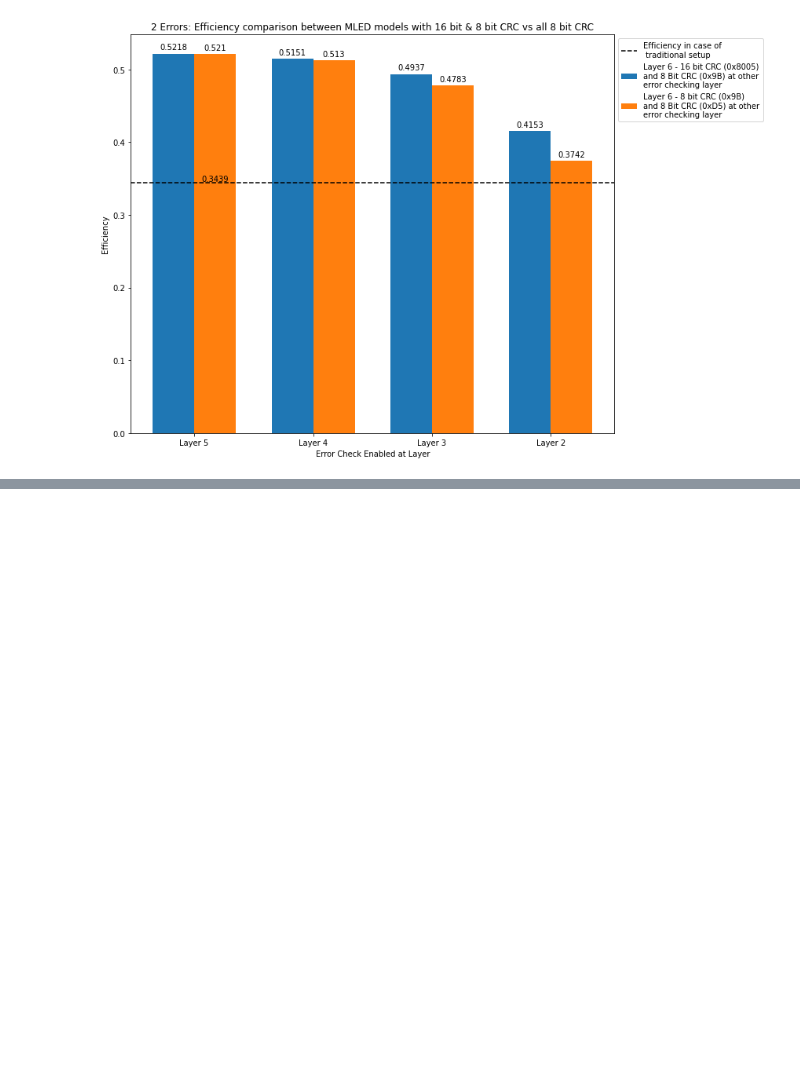
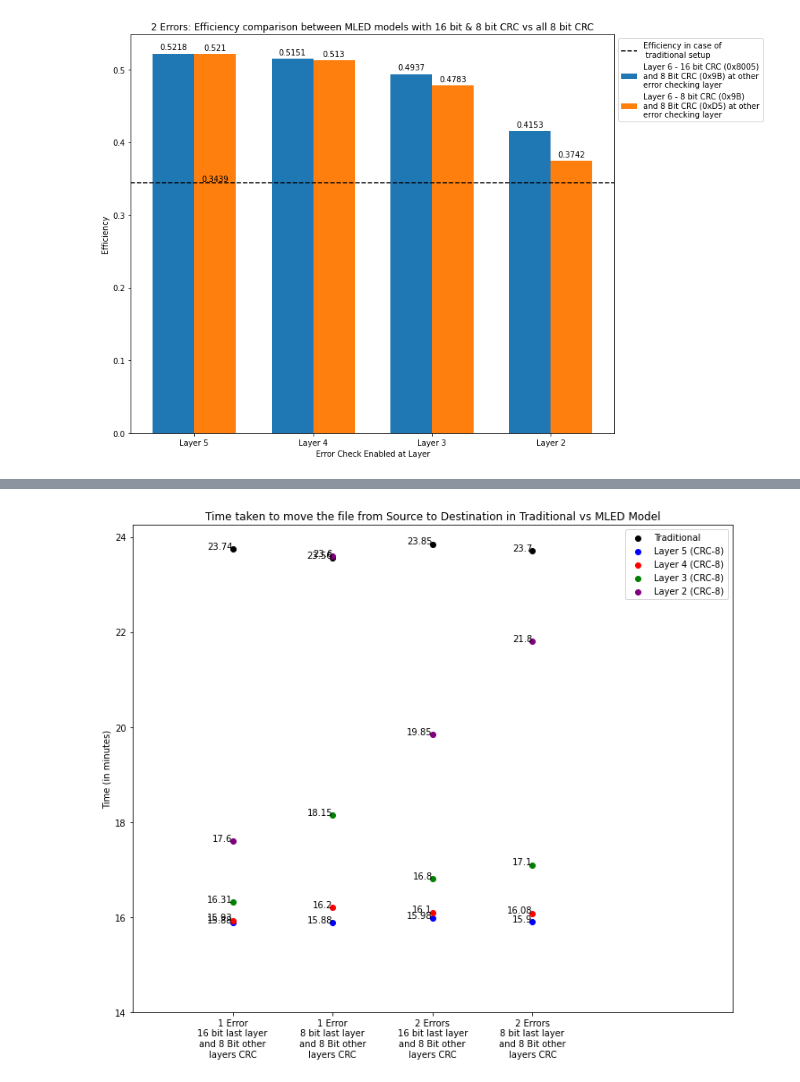
Before and after one commit to prateekdceit06/mled_project, a Jupyter notebook: AstroMLData.ipynb, the cells around one changed output, grey strips where cells are left out. Saved outputs shown, nothing was run; the diff lists cells and outputs as text; code cells hidden in the pictures; blank space fills up the shorter version.

```diff
--- a/AstroMLData.ipynb
+++ b/AstroMLData.ipynb
@@ -456,0 +511,50 @@ plt.show()
+# %%
+import matplotlib.pyplot as plt
+
+# Assuming these are your time values
+time_case_1 = [23.74, 15.88, 15.93, 16.31, 17.6]  # time for layers 2, 3, 4, and 5 when one error is passed
+time_case_2 = [23.56, 15.88, 16.2, 18.15, 23.6]
+time_case_3 = [23.85, 15.98, 16.1, 16.8, 19.85]  # time for layers 2, 3, 4, and 5 when two errors are passed
+time_case_4 = [23.7, 15.9, 16.08, 17.1, 21.8]
+
+# These labels each group (i.e., the layers)
+labels = ['Traditional', 'Layer 5 (CRC-8)', 'Layer 4 (CRC-8)', 'Layer 3 (CRC-8)', 'Layer 2 (CRC-8)']
+colors = ['black', 'blue', 'red', 'green', 'purple']  # specify different color for each layer
+
+# Create the figure and the axes
+fig, ax = plt.subplots(figsize=(12, 10))
+
+# Add the scatter plots
+for i in range(5):  # We have 5 layers
+    ax.scatter(0.25, time_case_1[i], color=colors[i], label=labels[i])
+    ax.scatter(0.5, time_case_2[i], color=colors[i])  # no label needed for second case, as it will repeat the label in the legend
+    ax.scatter(0.75, time_case_3[i], color=colors[i])
+    ax.scatter(1.0, time_case_4[i], color=colors[i])
+    ax.text(0.25, time_case_1[i], str(time_case_1[i]), ha='right') # Add text at each scatter point
+    ax.text(0.5, time_case_2[i], str(time_case_2[i]), ha='right') # Add text at each scatter point
+    ax.text(0.75, time_case_3[i], str(time_case_3[i]), ha='right')
+    ax.text(1.0, time_case_4[i], str(time_case_4[i]), ha='right')
+
+# Add labels and title
+ax.set_ylabel('Time (in minutes)')
+ax.set_title('Time taken to move the file from Source to Destination in Traditional vs MLED Model')
+
+# Center the x-axis values
+ax.set_xticks([0.25, 0.5, 0.75, 1.0])
+ax.set_xticklabels(['1 Error\n16 bit last layer\nand 8 Bit other\nlayers CRC',
+                    '1 Error\n8 bit last layer\nand 8 Bit other\nlayers CRC',
+                    '2 Errors\n16 bit last layer\nand 8 Bit other\nlayers CRC',
+                    '2 Errors\n8 bit last layer\nand 8 Bit other\nlayers CRC'])
+
+# Shift the legend to the right side
+ax.legend(loc='upper right')
+ax.set_xlim(0, 1.5)
+
+ax.set_yticks(np.arange(14, 26, 2))
+
+
+
+# Show the plot
+plt.show()
+# %% [output]
+[figure, added]
```
Also changed, not shown: parts of 1 cell of this notebook, 11 other files.
